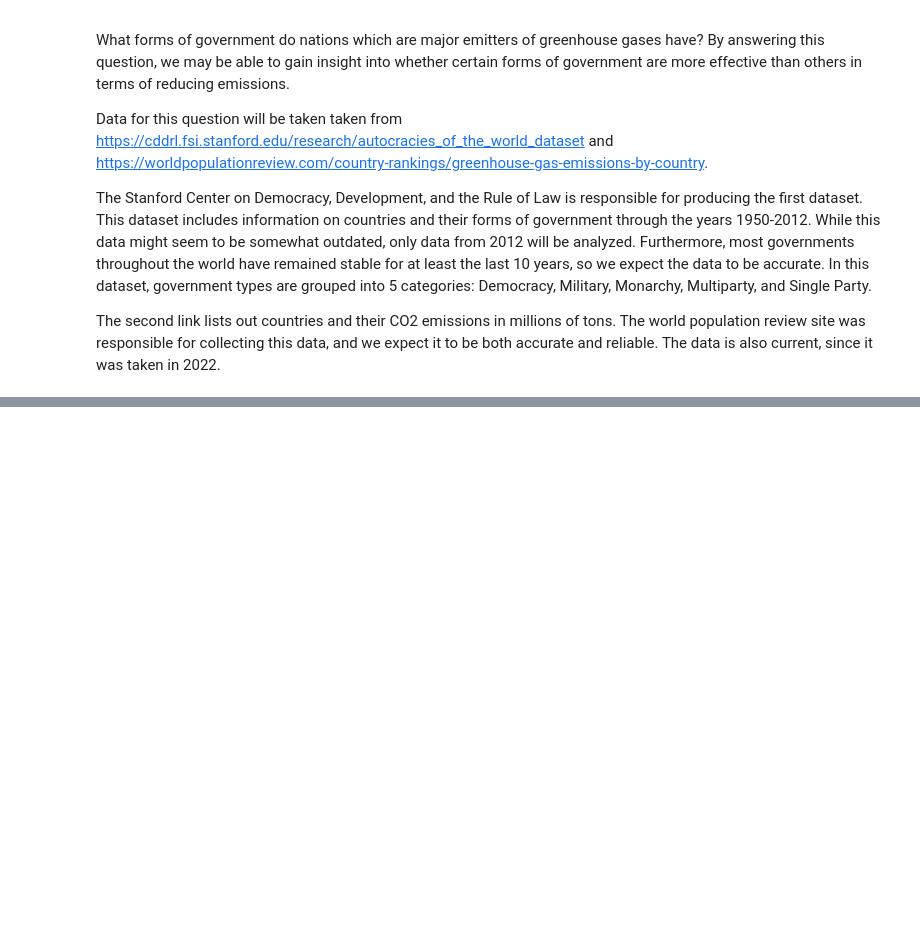
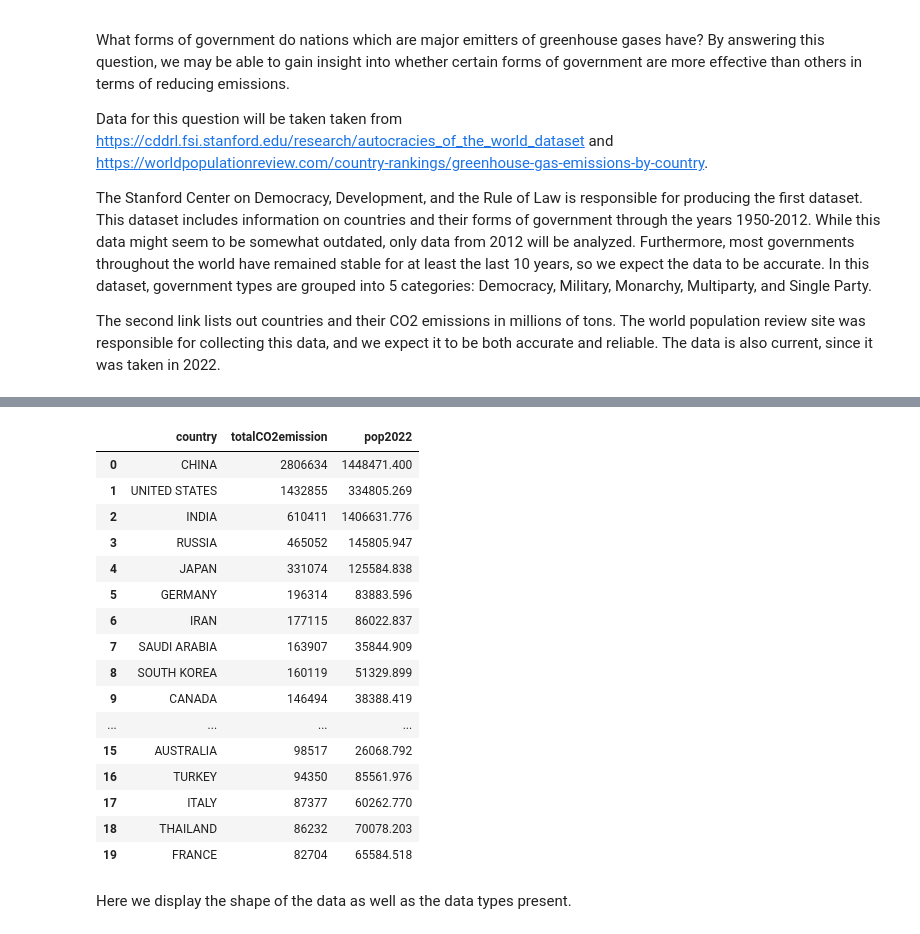
Before and after one commit to melotic/cs3654-project, a Jupyter notebook: Project1.ipynb, the cells around one changed output, grey strips where cells are left out. Saved outputs shown, nothing was run; the diff lists cells and outputs as text; code cells hidden in the pictures; blank space fills up the shorter version.

```diff
--- a/Project1.ipynb
+++ b/Project1.ipynb
@@ -236,0 +394,22 @@ The second link lists out countries and their CO2 emissions in millions of tons.
+# %%
+dirtyEmissions.head(20)
+# %% [output]
+|  | country | totalCO2emission | pop2022 |
+| 0 | CHINA | 2806634 | 1448471.400 |
+| 1 | UNITED STATES | 1432855 | 334805.269 |
+| 2 | INDIA | 610411 | 1406631.776 |
+| 3 | RUSSIA | 465052 | 145805.947 |
+| 4 | JAPAN | 331074 | 125584.838 |
+| 5 | GERMANY | 196314 | 83883.596 |
+| 6 | IRAN | 177115 | 86022.837 |
+| 7 | SAUDI ARABIA | 163907 | 35844.909 |
+| 8 | SOUTH KOREA | 160119 | 51329.899 |
+| 9 | CANADA | 146494 | 38388.419 |
+| ... | ... | ... | ... |
+| 15 | AUSTRALIA | 98517 | 26068.792 |
+| 16 | TURKEY | 94350 | 85561.976 |
+| 17 | ITALY | 87377 | 60262.770 |
+| 18 | THAILAND | 86232 | 70078.203 |
+| 19 | FRANCE | 82704 | 65584.518 |
+# %% [markdown]
+Here we display the shape of the data as well as the data types present.
```
Also changed, not shown: parts of 33 cells of this notebook, 1 other file.
